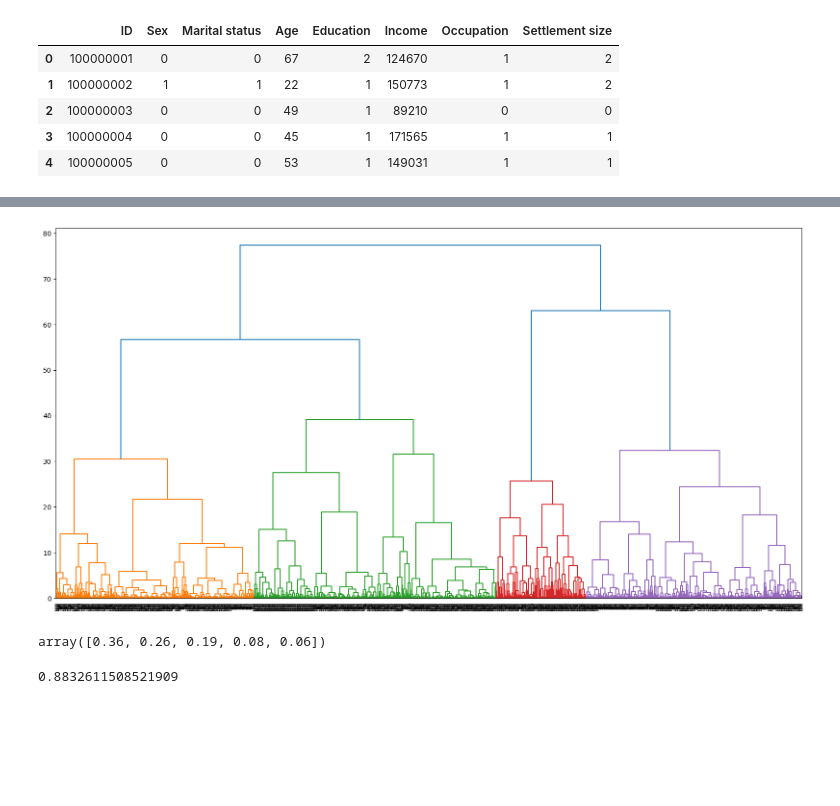
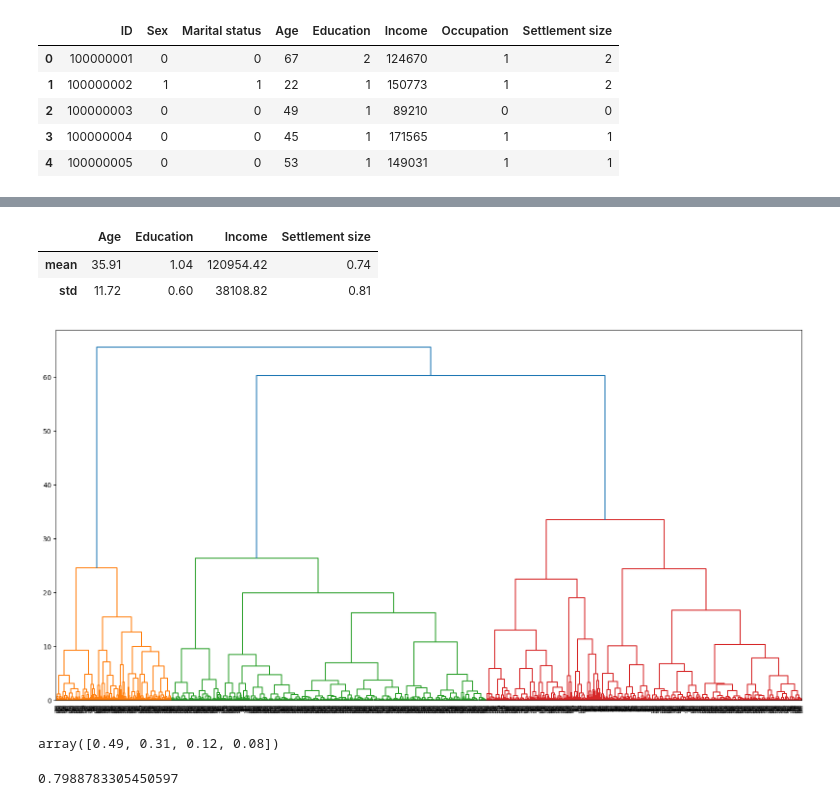
Before and after one commit to silverbacon9/Machine-Learning, a Jupyter notebook: code test/3_4. DimReduction_Clustering/3_4. DimReduction Clustering.ipynb, the cells around one changed output, grey strips where cells are left out. Drawn from its saved outputs; the diff is of its cells as text; code cells hidden in the pictures; blank space fills up the shorter version.

```diff
--- a/code test/3_4. DimReduction_Clustering/3_4. DimReduction Clustering.ipynb
+++ b/code test/3_4. DimReduction_Clustering/3_4. DimReduction Clustering.ipynb
@@ -103,10 +110,10 @@ df.head()
 | 3 | 100000004 | 0 | 0 | 45 | 1 | 171565 | 1 | 1 |
 | 4 | 100000005 | 0 | 0 | 53 | 1 | 149031 | 1 | 1 |
 # %%
-
-# 將ID以外的特徵全取出
-X = df.iloc[:, 1:]
+# 取4個連續型變數特徵
+features = ['Age', 'Education', 'Income', 'Settlement size']
+X = df[features]
 
 # 使用 scikit-learn 內建的 API 標準化
 scaler = StandardScaler()
-Z_sk = scaler.fit_transform(X)
+X_std = scaler.fit_transform(X)
@@ -136,26 +129,34 @@ df_stats.round(2)
+# %%
+# 顯示各特徵的平均與標準差
+X_stats = X.describe().loc[['mean', 'std']]
+X_stats.round(2)
+# %% [output]
+|  | Age | Education | Income | Settlement size |
+| mean | 35.91 | 1.04 | 120954.42 | 0.74 |
+| std | 11.72 | 0.60 | 38108.82 | 0.81 |
 # %%
-data_scaled=pd.DataFrame(Z_sk,columns=X.columns)
+data_scaled=pd.DataFrame(X_std,columns=X.columns)
 
 # Ward method
 plt.figure(figsize = (20,10))
 mergings = linkage(data_scaled, method='ward',metric='euclidean')
 dendrogram(mergings)
 plt.show()
 # %% [output]
-[figure, old version]
+[figure, new version]
 # %%
 # PCA
 # %%
-# 前5大主成分各自解釋數值的變異
-pca_5d = PCA(5, random_state=123)
-pca_5d.fit(Z_sk)
-np.round(pca_5d.explained_variance_ratio_, 2)
+# 前3大主成分各自解釋數值的變異
+pca_4d = PCA(4, random_state=123)
+pca_4d.fit(X_std)
+np.round(pca_4d.explained_variance_ratio_, 2)
 # %% [output]
-array([0.36, 0.26, 0.19, 0.08, 0.06])
+array([0.49, 0.31, 0.12, 0.08])
 # %%
-sum(pca_5d.explained_variance_ratio_.tolist()[:4]) # 前2大主成分就已解釋了數值中約9成的差異
+sum(pca_4d.explained_variance_ratio_.tolist()[:2]) # 前2大主成分就已解釋了數值中約8成的差異
 # %% [output]
-0.8832611508521909
+0.7988783305450597
 # %%
 # 計算累積解釋量 (加上 0 是為了讓圖從座標原點開始)
 # 第一個位置為第一主成份的變異，所以要加0在第一個位置
```
Also changed, not shown: parts of 14 cells of this notebook, 1 other file.
